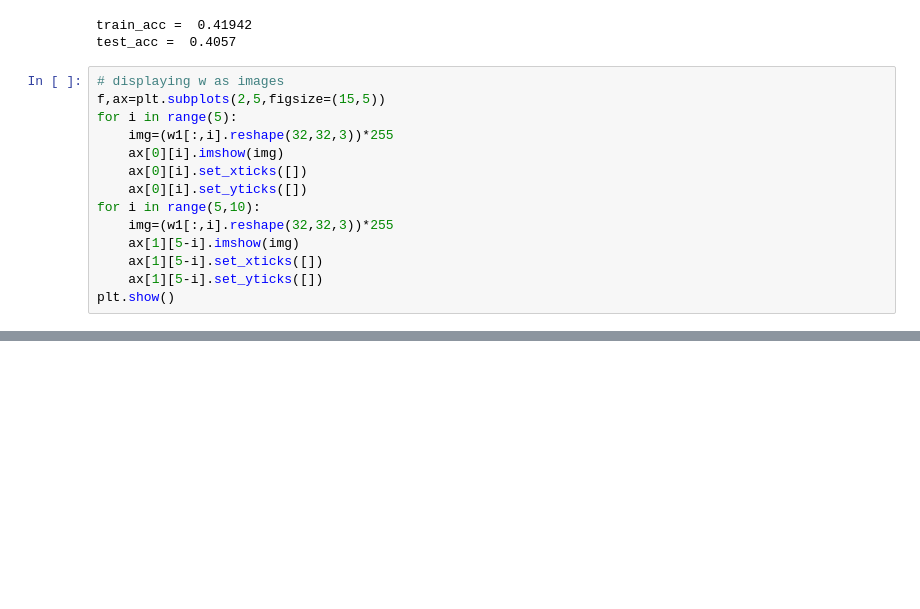
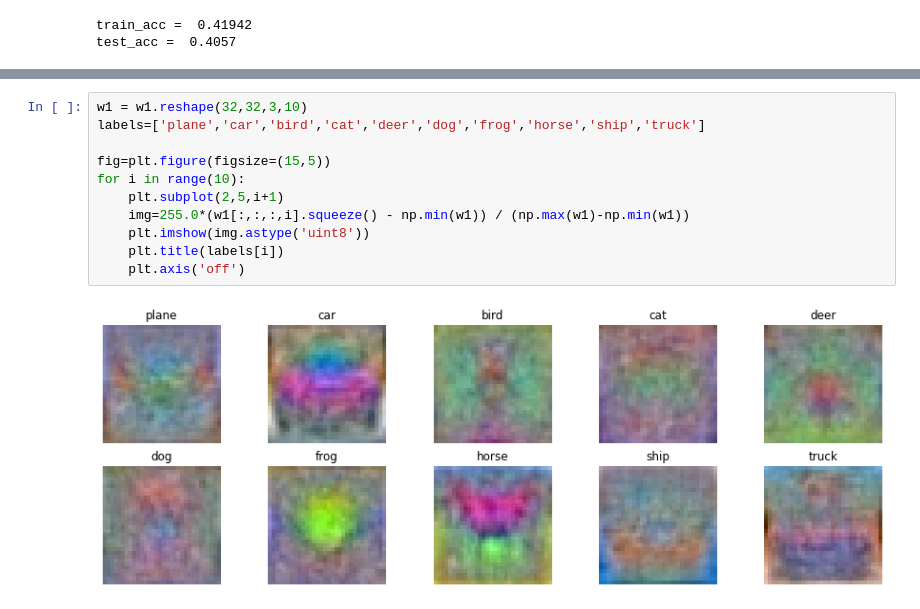
Before and after one commit to DinithiSilva/EN2550_Assignment4, a Jupyter notebook: part1.ipynb, the cells around one changed output, grey strips where cells are left out. Cells and saved outputs as stored; diff of their text form; blank space fills up the shorter version.

```diff
--- a/part1.ipynb
+++ b/part1.ipynb
@@ -123,17 +118,3 @@ print("test_acc = ",test_acc)
 # %% [output]
 train_acc =  0.41942
 test_acc =  0.4057
-# %%
-# displaying w as images
-f,ax=plt.subplots(2,5,figsize=(15,5))
-for i in range(5):
-    img=(w1[:,i].reshape(32,32,3))*255
-    ax[0][i].imshow(img)
-    ax[0][i].set_xticks([])
-    ax[0][i].set_yticks([])
-for i in range(5,10):
-    img=(w1[:,i].reshape(32,32,3))*255
-    ax[1][5-i].imshow(img)
-    ax[1][5-i].set_xticks([])
-    ax[1][5-i].set_yticks([])
-plt.show()
@@ -151,0 +121,13 @@ Clipping input data to the valid range for imshow with RGB data ([0..1] for floa
+# %%
+w1 = w1.reshape(32,32,3,10)
+labels=['plane','car','bird','cat','deer','dog','frog','horse','ship','truck']
+
+fig=plt.figure(figsize=(15,5))
+for i in range(10):
+    plt.subplot(2,5,i+1)
+    img=255.0*(w1[:,:,:,i].squeeze() - np.min(w1)) / (np.max(w1)-np.min(w1))
+    plt.imshow(img.astype('uint8'))
+    plt.title(labels[i])
+    plt.axis('off')
+# %% [output]
+[figure, added]
```
Also changed, not shown: parts of 4 cells of this notebook, 3 other files.
